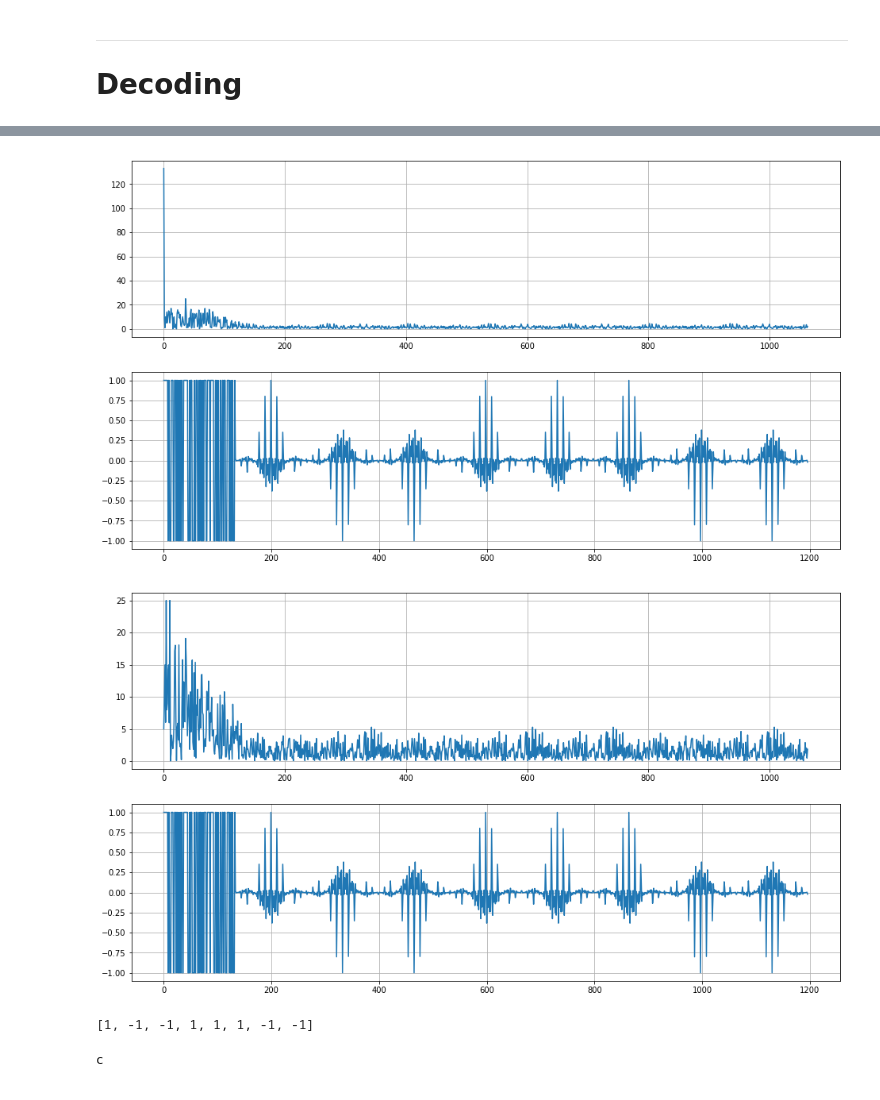
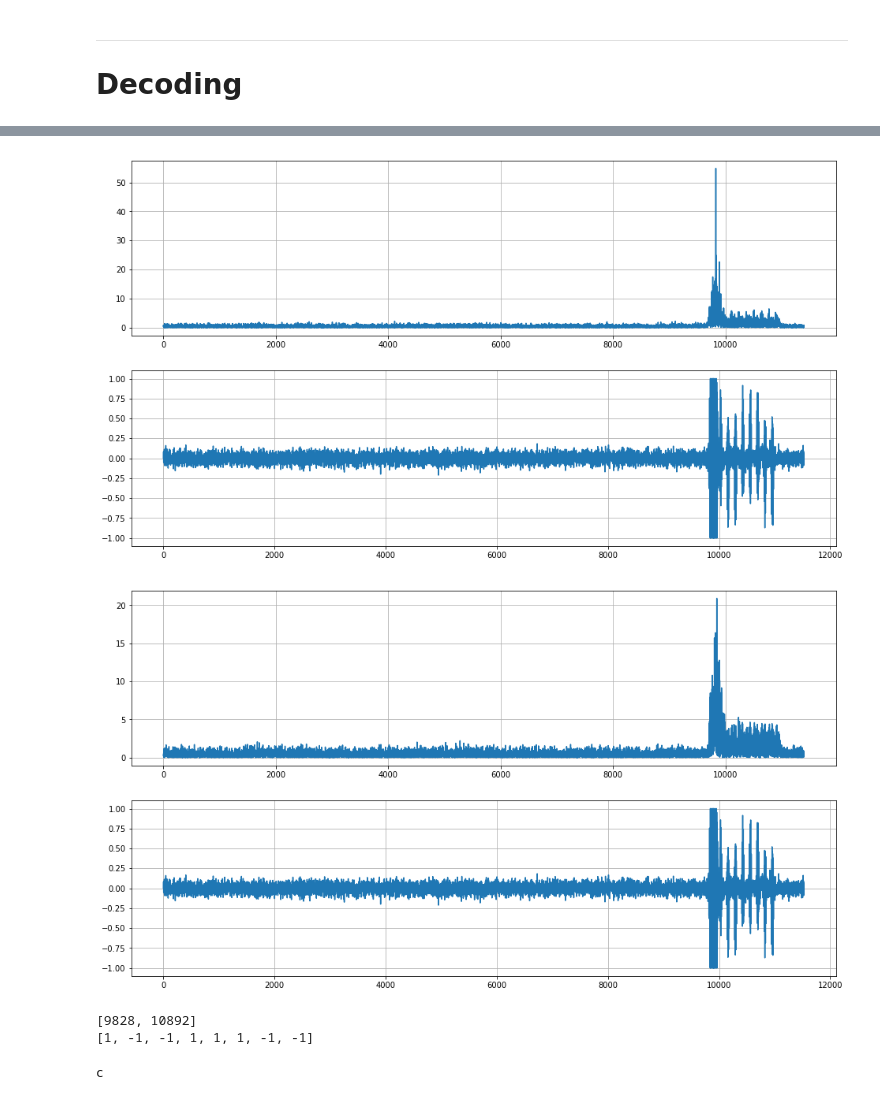
Before and after one commit to Dreyvor/Project_PDC, a Jupyter notebook: signal_conception.ipynb, the cells around one changed output, grey strips where cells are left out. Saved outputs shown, nothing was run; the diff lists cells and outputs as text; code cells hidden in the pictures.

```diff
--- a/signal_conception.ipynb
+++ b/signal_conception.ipynb
@@ -377,19 +377,20 @@ def offsets(rcv_signal):
             end = start + (((end - start) // (133*8)) + 1) * 133* 8
 
 
-    res = [0,0]
+    res = [start,end]
 
 
     return res
 # %%
 def decode(rcv_signal, y_base):
     tab_offsets = offsets(rcv_signal)
+    print(tab_offsets)
     offset_start = tab_offsets[0] + 133
-    #offset_end = tab_offsets[1]
-    offset_end = len(rcv_signal) #TEMPORAIRE !!!
+    offset_end = tab_offsets[1]
+    #offset_end = len(rcv_signal) #TEMPORAIRE !!!
 
     decoded = []
-    for i in range(offset_start, offset_end, 133):
+    for i in range(offset_start, offset_end+1, 133):
         temp = 0
         for j in range(len(y_base)):
             temp += rcv_signal[i + j] * y_base [j]
@@ -397,17 +398,18 @@ def decode(rcv_signal, y_base):
 
     return decoded
 # %%
-decoded = decode(signal_to_send, y_to_send)
+decoded = decode(received, y_to_send)
 
 for i in range(len(decoded)):
     if (decoded[i] > 0):
         decoded[i] = 1
     else:
         decoded[i] = -1
 
 print(decoded)
 # %% [output]
-[figure, old version]
+[figure, new version]
-[figure, old version]
+[figure, new version]
+[9828, 10892]
 [1, -1, -1, 1, 1, 1, -1, -1]
 # %%
```
Also changed, not shown: parts of 4 cells of this notebook.
